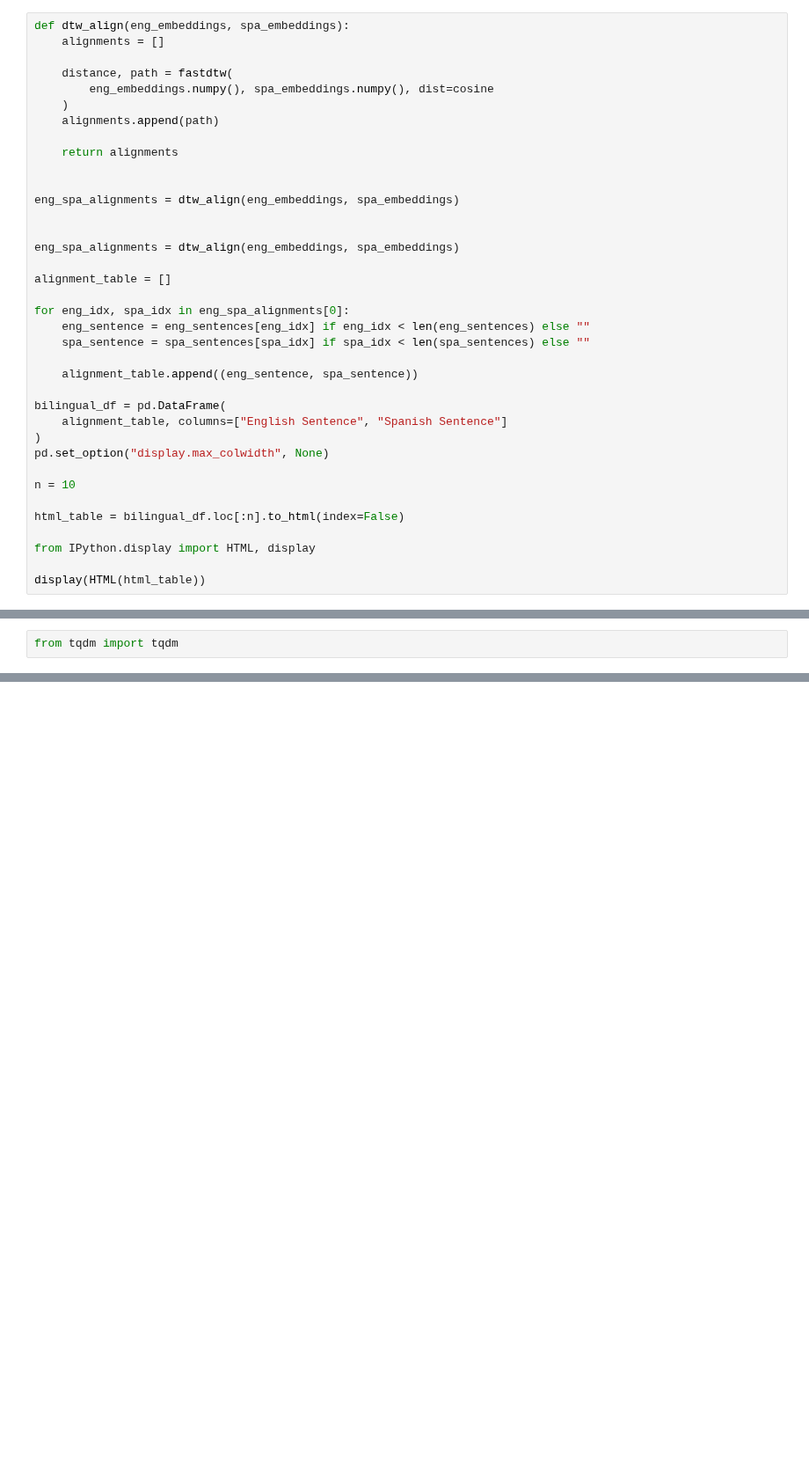
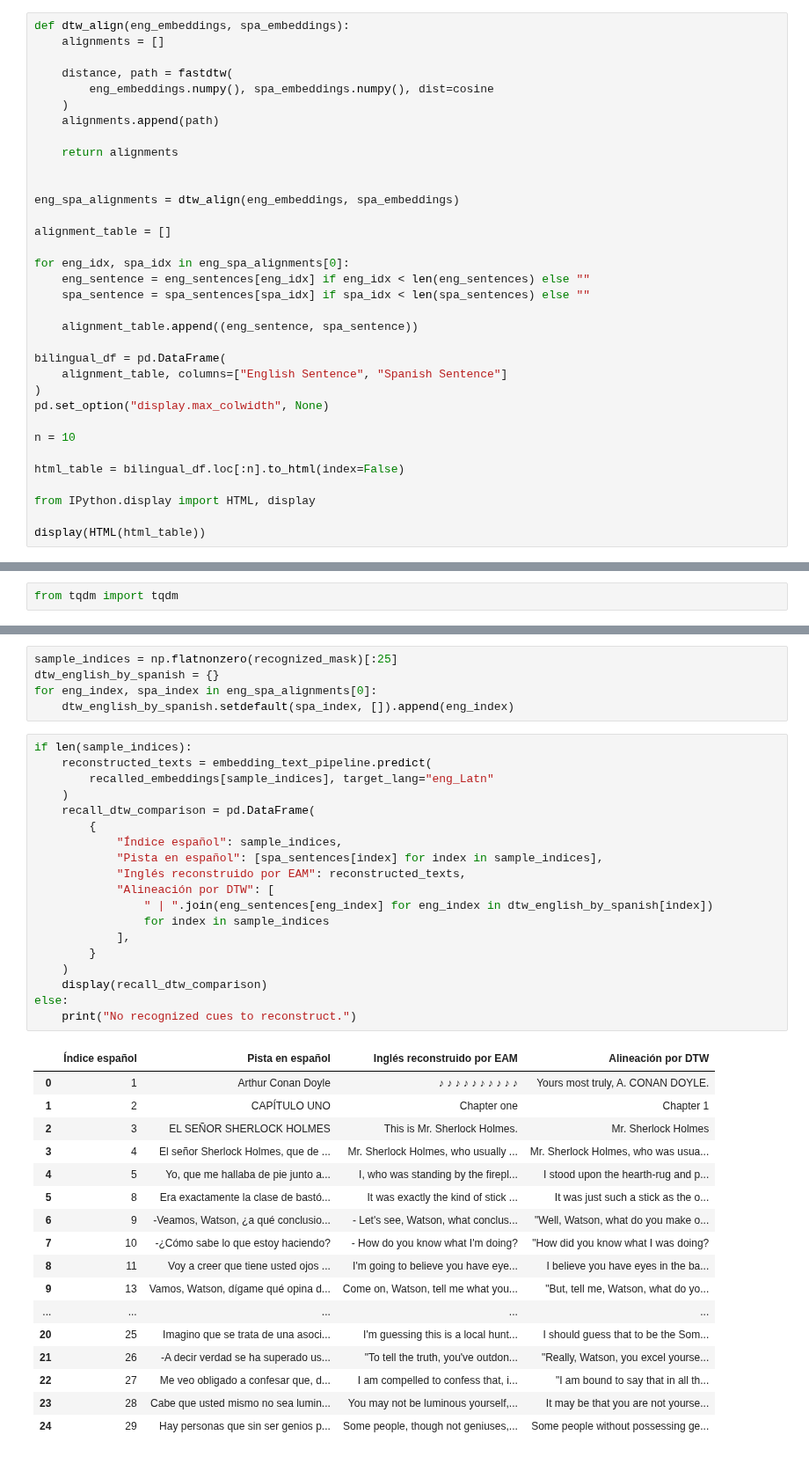
Before and after one commit to roicort/rEAMember, a Jupyter notebook: notebooks/bilingual_align.ipynb, the cells around one changed output, grey strips where cells are left out. Shown at 88% size. Cells and saved outputs as stored; diff of their text form; blank space fills up the shorter version.

```diff
--- a/notebooks/bilingual_align.ipynb
+++ b/notebooks/bilingual_align.ipynb
@@ -246,9 +246,6 @@ def dtw_align(eng_embeddings, spa_embeddings):
     alignments.append(path)
 
     return alignments
-
-
-eng_spa_alignments = dtw_align(eng_embeddings, spa_embeddings)
 
 
 eng_spa_alignments = dtw_align(eng_embeddings, spa_embeddings)
@@ -511,3 +527,45 @@ else:
 | 27 | Me veo obligado a confesar que, d... | I am compelled to confess that, i... |
 | 28 | Cabe que usted mismo no sea lumin... | You may not be luminous yourself,... |
 | 29 | Hay personas que sin ser genios p... | Some people, though not geniuses,... |
+# %%
+sample_indices = np.flatnonzero(recognized_mask)[:25]
+dtw_english_by_spanish = {}
+for eng_index, spa_index in eng_spa_alignments[0]:
+    dtw_english_by_spanish.setdefault(spa_index, []).append(eng_index)
+# %%
+if len(sample_indices):
+    reconstructed_texts = embedding_text_pipeline.predict(
+        recalled_embeddings[sample_indices], target_lang="eng_Latn"
+    )
+    recall_dtw_comparison = pd.DataFrame(
+        {
+            "Índice español": sample_indices,
+            "Pista en español": [spa_sentences[index] for index in sample_indices],
+            "Inglés reconstruido por EAM": reconstructed_texts,
+            "Alineación por DTW": [
+                " | ".join(eng_sentences[eng_index] for eng_index in dtw_english_by_spanish[index])
+                for index in sample_indices
+            ],
+        }
+    )
+    display(recall_dtw_comparison)
+else:
+    print("No recognized cues to reconstruct.")
+# %% [output]
+|  | Índice español | Pista en español | Inglés reconstruido por EAM | Alineación por DTW |
+| 0 | 1 | Arthur Conan Doyle | ♪ ♪ ♪ ♪ ♪ ♪ ♪ ♪ ♪ ♪ | Yours most truly, A. CONAN DOYLE. |
+| 1 | 2 | CAPÍTULO UNO | Chapter one | Chapter 1 |
+| 2 | 3 | EL SEÑOR SHERLOCK HOLMES | This is Mr. Sherlock Holmes. | Mr. Sherlock Holmes |
+| 3 | 4 | El señor Sherlock Holmes, que de ... | Mr. Sherlock Holmes, who usually ... | Mr. Sherlock Holmes, who was usua... |
+| 4 | 5 | Yo, que me hallaba de pie junto a... | I, who was standing by the firepl... | I stood upon the hearth-rug and p... |
+| 5 | 8 | Era exactamente la clase de bastó... | It was exactly the kind of stick ... | It was just such a stick as the o... |
+| 6 | 9 | -Veamos, Watson, ¿a qué conclusio... | - Let's see, Watson, what conclus... | "Well, Watson, what do you make o... |
+| 7 | 10 | -¿Cómo sabe lo que estoy haciendo? | - How do you know what I'm doing? | "How did you know what I was doing? |
+| 8 | 11 | Voy a creer que tiene usted ojos ... | I'm going to believe you have eye... | I believe you have eyes in the ba... |
+| 9 | 13 | Vamos, Watson, dígame qué opina d... | Come on, Watson, tell me what you... | "But, tell me, Watson, what do yo... |
+| ... | ... | ... | ... | ... |
+| 20 | 25 | Imagino que se trata de una asoci... | I'm guessing this is a local hunt... | I should guess that to be the Som... |
+| 21 | 26 | -A decir verdad se ha superado us... | "To tell the truth, you've outdon... | "Really, Watson, you excel yourse... |
+| 22 | 27 | Me veo obligado a confesar que, d... | I am compelled to confess that, i... | "I am bound to say that in all th... |
+| 23 | 28 | Cabe que usted mismo no sea lumin... | You may not be luminous yourself,... | It may be that you are not yourse... |
+| 24 | 29 | Hay personas que sin ser genios p... | Some people, though not geniuses,... | Some people without possessing ge... |
```
Also changed, not shown: parts of 4 cells of this notebook.
